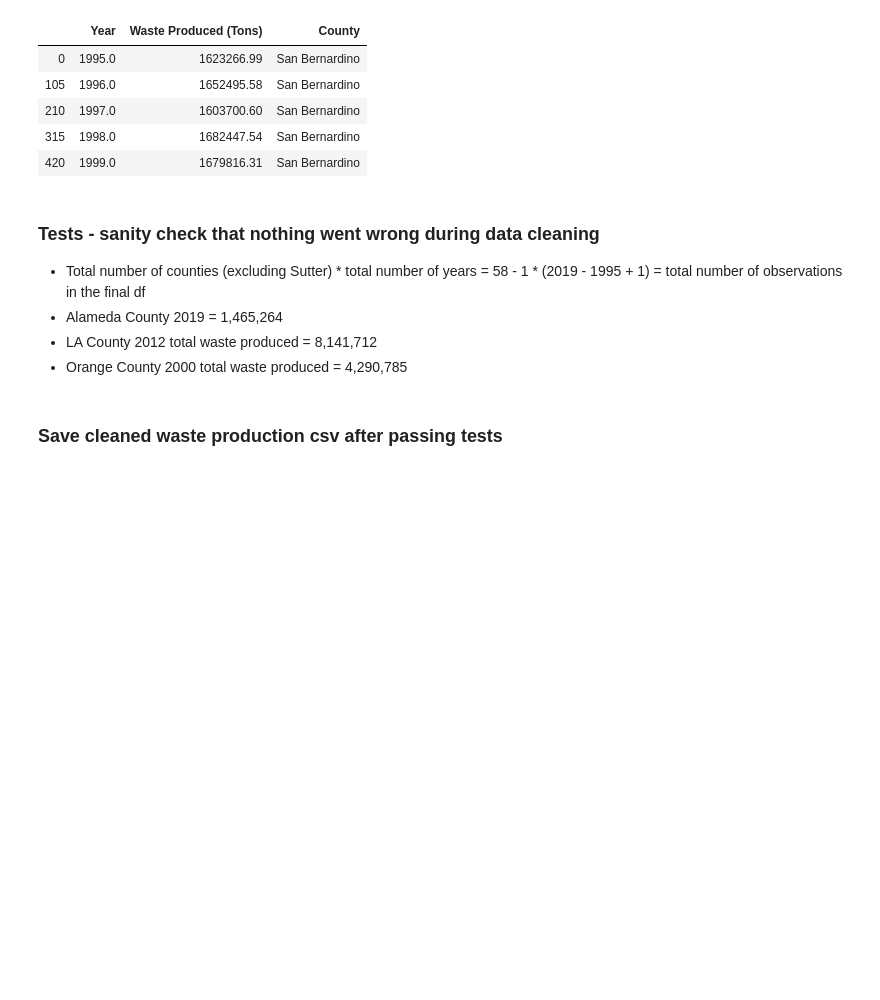
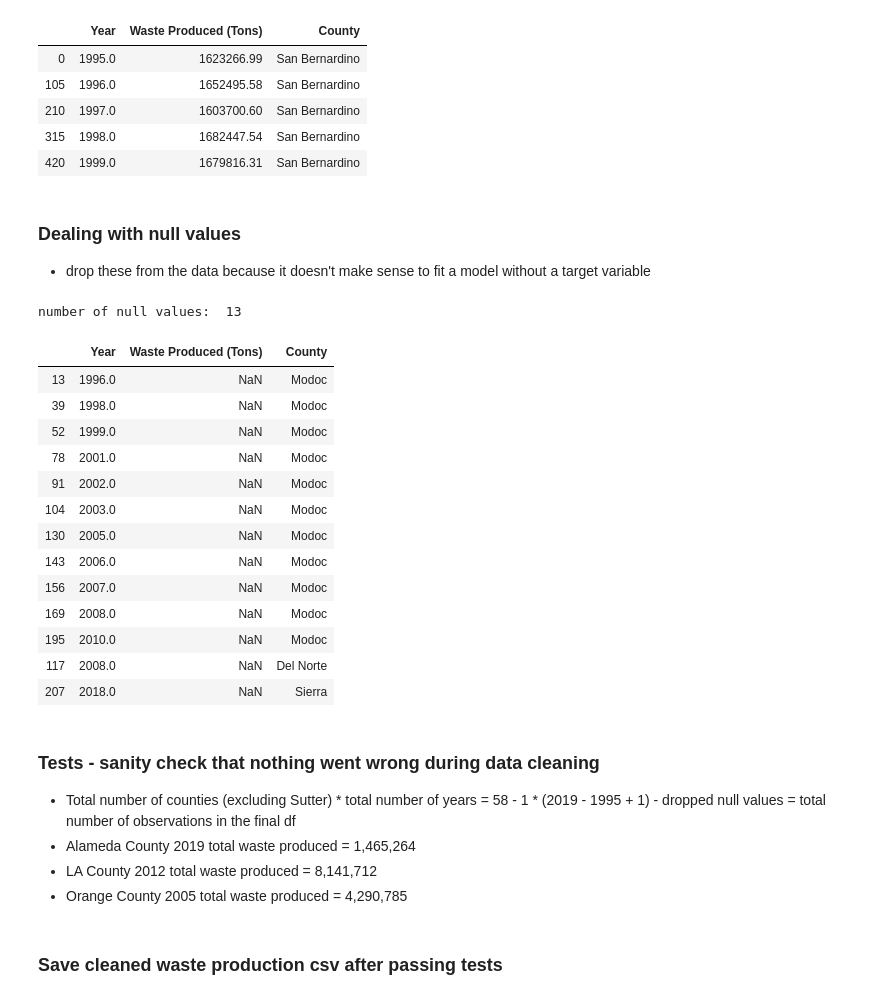
Before and after one commit to matthew-y-dong/ca-waste, a Jupyter notebook: preprocess-data/data-cleaning.ipynb, the cells around one changed output. Saved outputs shown, nothing was run; the diff lists cells and outputs as text; code cells hidden in the pictures; blank space fills up the shorter version.

Commit message:
handle null values in data

```diff
--- a/preprocess-data/data-cleaning.ipynb
+++ b/preprocess-data/data-cleaning.ipynb
@@ -66,3 +66,30 @@ county_waste_production_df.head()
 | 210 | 1997.0 | 1603700.60 | San Bernardino |
 | 315 | 1998.0 | 1682447.54 | San Bernardino |
 | 420 | 1999.0 | 1679816.31 | San Bernardino |
+# %% [markdown]
+### Dealing with null values
+
+- drop these from the data because it doesn't make sense to fit a model without a target variable
+# %%
+num_null_values = county_waste_production_df.shape[0] - county_waste_production_df.dropna().shape[0]
+print("number of null values: ", num_null_values)
+# %% [output]
+number of null values:  13
+# %%
+no_waste_data = county_waste_production_df[county_waste_production_df.isnull().any(axis=1)]
+no_waste_data
+# %% [output]
+|  | Year | Waste Produced (Tons) | County |
+| 13 | 1996.0 | NaN | Modoc |
+| 39 | 1998.0 | NaN | Modoc |
+| 52 | 1999.0 | NaN | Modoc |
+| 78 | 2001.0 | NaN | Modoc |
+| 91 | 2002.0 | NaN | Modoc |
+| 104 | 2003.0 | NaN | Modoc |
+| 130 | 2005.0 | NaN | Modoc |
+| 143 | 2006.0 | NaN | Modoc |
+| 156 | 2007.0 | NaN | Modoc |
+| 169 | 2008.0 | NaN | Modoc |
+| 195 | 2010.0 | NaN | Modoc |
+| 117 | 2008.0 | NaN | Del Norte |
+| 207 | 2018.0 | NaN | Sierra |
@@ -69,10 +98,10 @@ county_waste_production_df.head()
 # %% [markdown]
 ### Tests - sanity check that nothing went wrong during data cleaning
 
-- Total number of counties (excluding Sutter) * total number of years = 58 - 1 * (2019 - 1995 + 1) = total number of observations in the final df
-- Alameda County 2019 = 1,465,264
+- Total number of counties (excluding Sutter) * total number of years = 58 - 1 * (2019 - 1995 + 1) - dropped null values = total number of observations in the final df
+- Alameda County 2019 total waste produced = 1,465,264
 - LA County 2012 total waste produced = 8,141,712
-- Orange County 2000 total waste produced = 4,290,785
+- Orange County 2005 total waste produced = 4,290,785
 # %%
 def get_feature(df, county, year, feature):
     """Testing function that gets a specific feature value from the dataframe from a specific year and county
```
Also changed, not shown: parts of 8 cells of this notebook, 2 other files.
